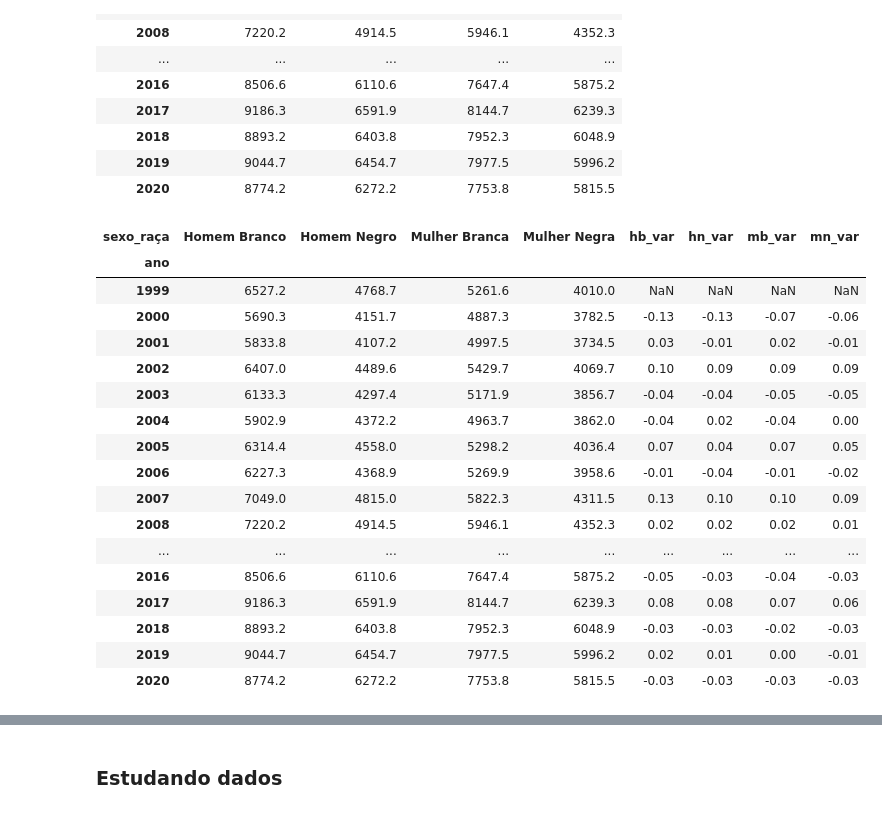
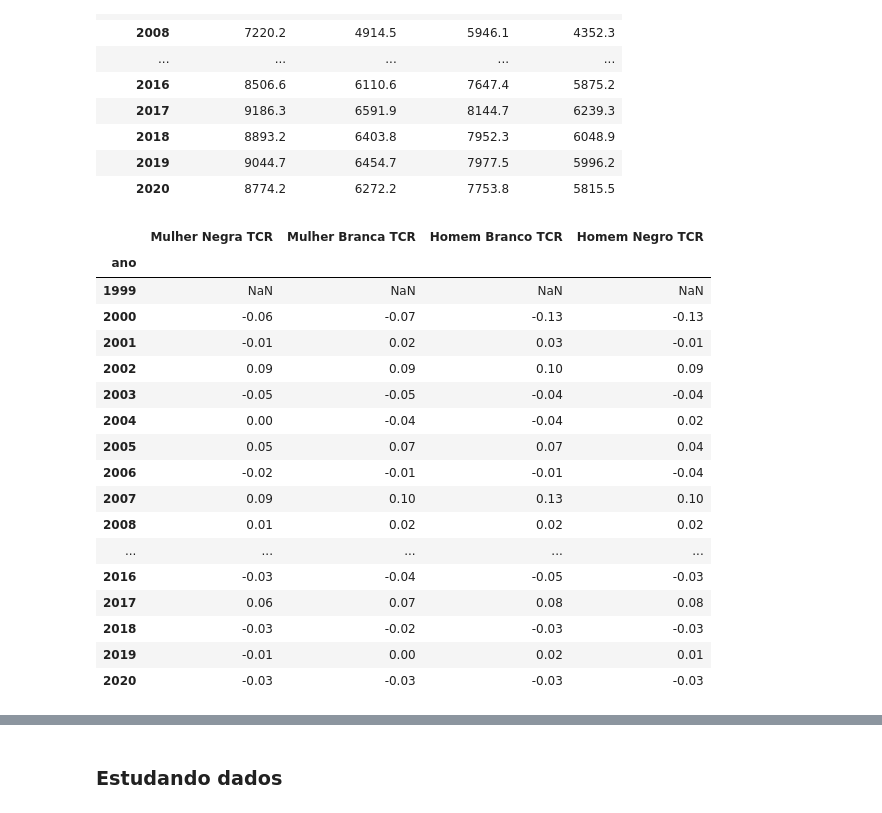
Before and after one commit to deborabastos/hacker_fiscalizacao, a Jupyter notebook: serviores.ipynb, the cells around one changed output, grey strips where cells are left out. Saved outputs shown, nothing was run; the diff lists cells and outputs as text; code cells hidden in the pictures.

Commit message:
growth table

```diff
--- a/serviores.ipynb
+++ b/serviores.ipynb
@@ -35,7 +40,7 @@ else:
 Arquivo já exite
 # %%
 # Carrega dados no dataframe
-df = pd.read_csv('./data/5233-liquidosexoraca.csv', sep=';', index_col=None, usecols=['ano', 'sexo_raça', 'liquido'])
+df = pd.read_csv('./data/5233-liquidosexoraca.csv', sep=';', usecols=['ano', 'sexo_raça', 'liquido'])
 df.head()
 # %% [output]
 |  | ano | sexo_raça | liquido |
@@ -99,36 +104,31 @@ df_pivot
 | 2019 | 9044.7 | 6454.7 | 7977.5 | 5996.2 |
 | 2020 | 8774.2 | 6272.2 | 7753.8 | 5815.5 |
 # %%
-# Taxa de crescimento ano a ano, em relação a média total anterior, em relação a própria categoria
-# grupos = {'Homem Branco', 'Homem Negro', 'Mulher Branca', 'Mulher Negra'}
-# var_col = {'hb_var', 'hn_var', 'mb_var', 'mn_var'}
+# Taxa de crescimento relativa, em relação a média total anterior, em relação a própria categoria
+# TCR - Taxa de crescimento relativo
+grupos = {'Homem Branco', 'Homem Negro', 'Mulher Branca', 'Mulher Negra'}
+df_tcr = pd.DataFrame()
 
-# for i in grupos:
-#     for j in var_col:
-#         df_pivot[j] = df_pivot[i].pct_change().round(2)
+for i in grupos:
+    df_tcr[(i + ' TCR')] = df_pivot[i].pct_change().round(2)
 
-df_pivot["hb_var"] = df_pivot['Homem Branco'].pct_change().round(2)
-df_pivot["hn_var"] = df_pivot['Homem Negro'].pct_change().round(2)
-df_pivot["mb_var"] = df_pivot['Mulher Branca'].pct_change().round(2)
-df_pivot["mn_var"] = df_pivot['Mulher Negra'].pct_change().round(2)
-
-df_pivot
+df_tcr
 # %% [output]
-| sexo_raça | Homem Branco | Homem Negro | Mulher Branca | Mulher Negra | hb_var | hn_var | mb_var | mn_var |
-| ano |  |  |  |  |  |  |  |  |
-| 1999 | 6527.2 | 4768.7 | 5261.6 | 4010.0 | NaN | NaN | NaN | NaN |
-| 2000 | 5690.3 | 4151.7 | 4887.3 | 3782.5 | -0.13 | -0.13 | -0.07 | -0.06 |
-| 2001 | 5833.8 | 4107.2 | 4997.5 | 3734.5 | 0.03 | -0.01 | 0.02 | -0.01 |
-| 2002 | 6407.0 | 4489.6 | 5429.7 | 4069.7 | 0.10 | 0.09 | 0.09 | 0.09 |
-| 2003 | 6133.3 | 4297.4 | 5171.9 | 3856.7 | -0.04 | -0.04 | -0.05 | -0.05 |
-| 2004 | 5902.9 | 4372.2 | 4963.7 | 3862.0 | -0.04 | 0.02 | -0.04 | 0.00 |
-| 2005 | 6314.4 | 4558.0 | 5298.2 | 4036.4 | 0.07 | 0.04 | 0.07 | 0.05 |
-| 2006 | 6227.3 | 4368.9 | 5269.9 | 3958.6 | -0.01 | -0.04 | -0.01 | -0.02 |
-| 2007 | 7049.0 | 4815.0 | 5822.3 | 4311.5 | 0.13 | 0.10 | 0.10 | 0.09 |
-| 2008 | 7220.2 | 4914.5 | 5946.1 | 4352.3 | 0.02 | 0.02 | 0.02 | 0.01 |
-| ... | ... | ... | ... | ... | ... | ... | ... | ... |
-| 2016 | 8506.6 | 6110.6 | 7647.4 | 5875.2 | -0.05 | -0.03 | -0.04 | -0.03 |
-| 2017 | 9186.3 | 6591.9 | 8144.7 | 6239.3 | 0.08 | 0.08 | 0.07 | 0.06 |
-| 2018 | 8893.2 | 6403.8 | 7952.3 | 6048.9 | -0.03 | -0.03 | -0.02 | -0.03 |
-| 2019 | 9044.7 | 6454.7 | 7977.5 | 5996.2 | 0.02 | 0.01 | 0.00 | -0.01 |
-| 2020 | 8774.2 | 6272.2 | 7753.8 | 5815.5 | -0.03 | -0.03 | -0.03 | -0.03 |
+|  | Mulher Negra TCR | Mulher Branca TCR | Homem Branco TCR | Homem Negro TCR |
+| ano |  |  |  |  |
+| 1999 | NaN | NaN | NaN | NaN |
+| 2000 | -0.06 | -0.07 | -0.13 | -0.13 |
+| 2001 | -0.01 | 0.02 | 0.03 | -0.01 |
+| 2002 | 0.09 | 0.09 | 0.10 | 0.09 |
+| 2003 | -0.05 | -0.05 | -0.04 | -0.04 |
+| 2004 | 0.00 | -0.04 | -0.04 | 0.02 |
+| 2005 | 0.05 | 0.07 | 0.07 | 0.04 |
+| 2006 | -0.02 | -0.01 | -0.01 | -0.04 |
+| 2007 | 0.09 | 0.10 | 0.13 | 0.10 |
+| 2008 | 0.01 | 0.02 | 0.02 | 0.02 |
+| ... | ... | ... | ... | ... |
+| 2016 | -0.03 | -0.04 | -0.05 | -0.03 |
+| 2017 | 0.06 | 0.07 | 0.08 | 0.08 |
+| 2018 | -0.03 | -0.02 | -0.03 | -0.03 |
+| 2019 | -0.01 | 0.00 | 0.02 | 0.01 |
+| 2020 | -0.03 | -0.03 | -0.03 | -0.03 |
```
Also changed, not shown: parts of 7 cells of this notebook.
